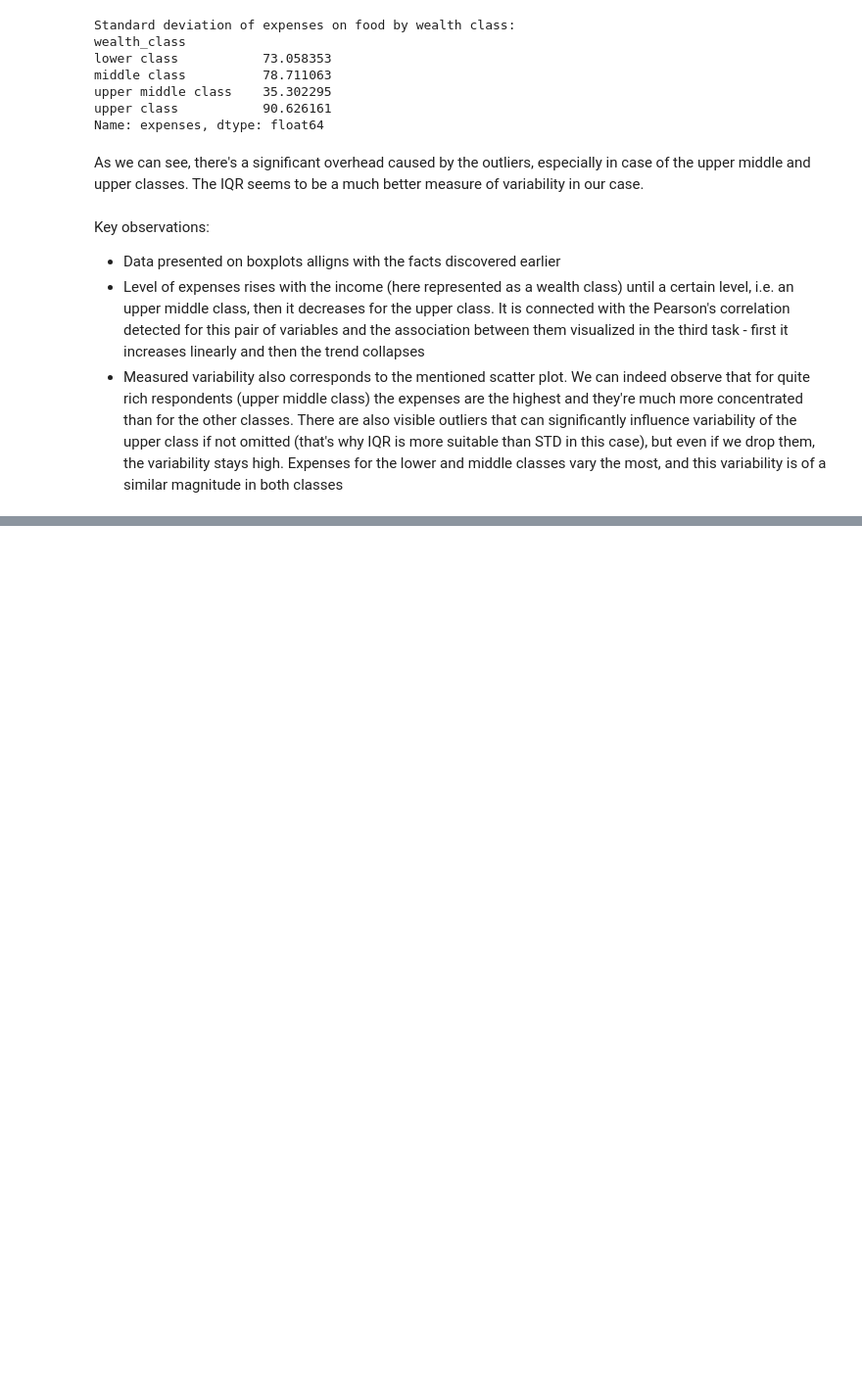
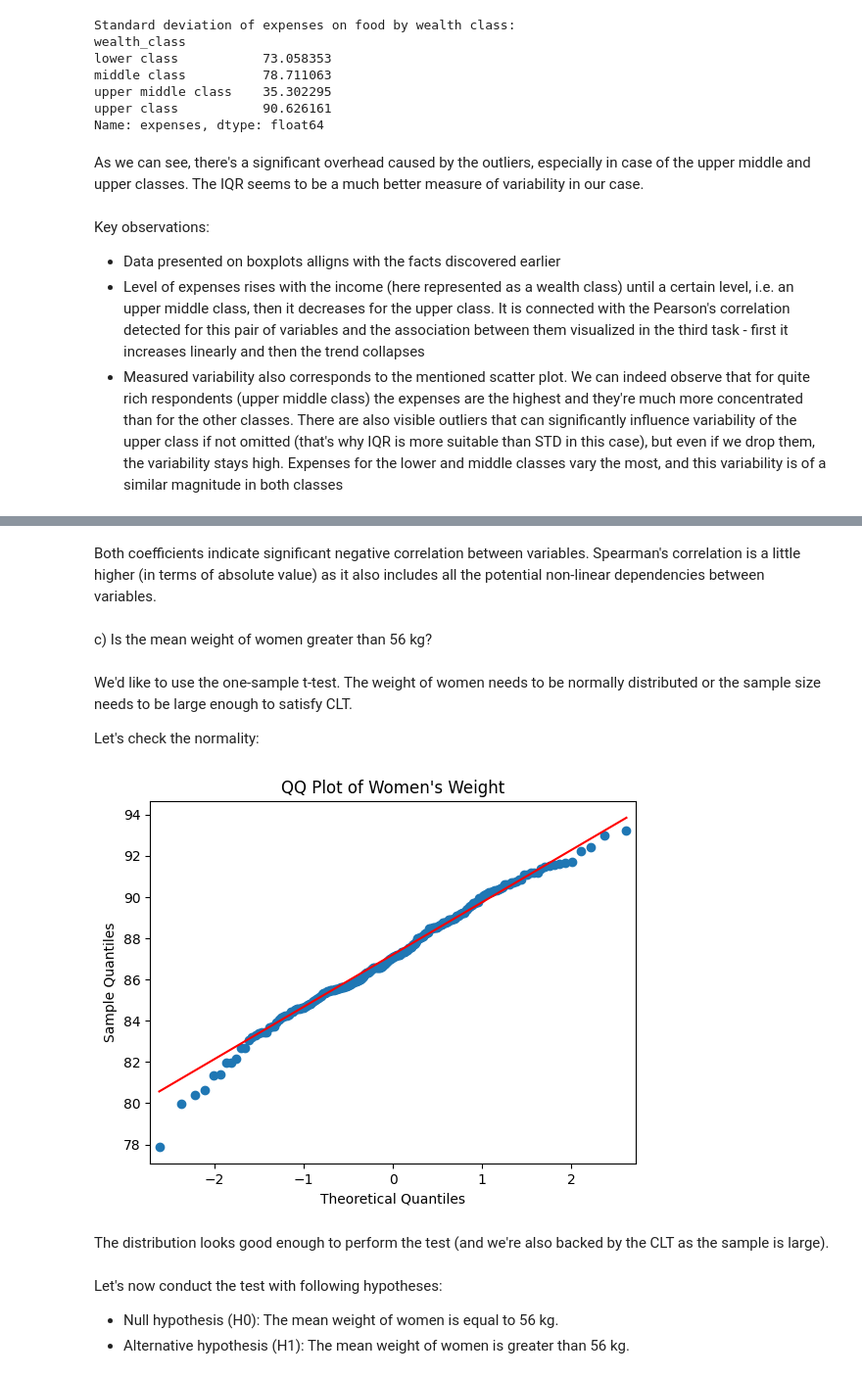
Before and after one commit to Sivvak/sml, a Jupyter notebook: hw1/SML_project1.ipynb, the cells around one changed output, grey strips where cells are left out. Shown at 98% size. Cells and saved outputs as stored; diff of their text form; code cells hidden in the pictures; blank space fills up the shorter version.

```diff
--- a/hw1/SML_project1.ipynb
+++ b/hw1/SML_project1.ipynb
@@ -563,0 +694,24 @@ Key observations:
+# %% [markdown]
+Both coefficients indicate significant negative correlation between variables. Spearman's correlation is a little higher (in terms of absolute value) as it also includes all the potential non-linear dependencies between variables.
+# %% [markdown]
+c) Is the mean weight of women greater than 56 kg?
+# %% [markdown]
+We'd like to use the one-sample t-test. The weight of women needs to be normally distributed or the sample size needs to be large enough to satisfy CLT.
+
+Let's check the normality:
+# %%
+weight_women = data[data["sex"] == 1]["weight"]
+
+sm.qqplot(weight_women, line="q")
+
+plt.title("QQ Plot of Women's Weight")
+plt.show()
+# %% [output]
+[figure, added]
+# %% [markdown]
+The distribution looks good enough to perform the test (and we're also backed by the CLT as the sample is large).
+# %% [markdown]
+Let's now conduct the test with following hypotheses:
+
+- Null hypothesis (H0): The mean weight of women is equal to 56 kg.
+- Alternative hypothesis (H1): The mean weight of women is greater than 56 kg.
```
Also changed, not shown: parts of 22 cells of this notebook.
